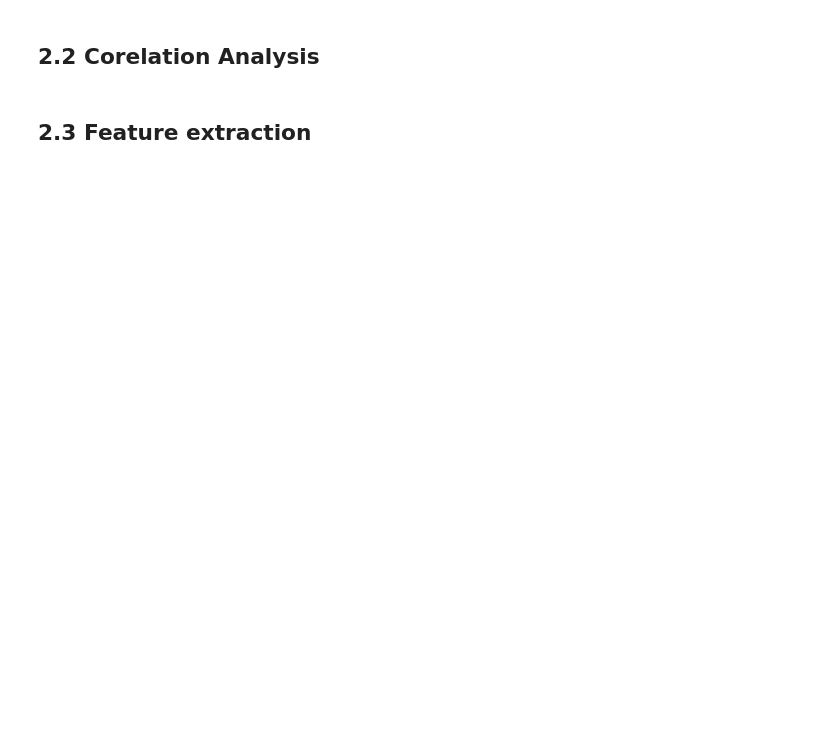
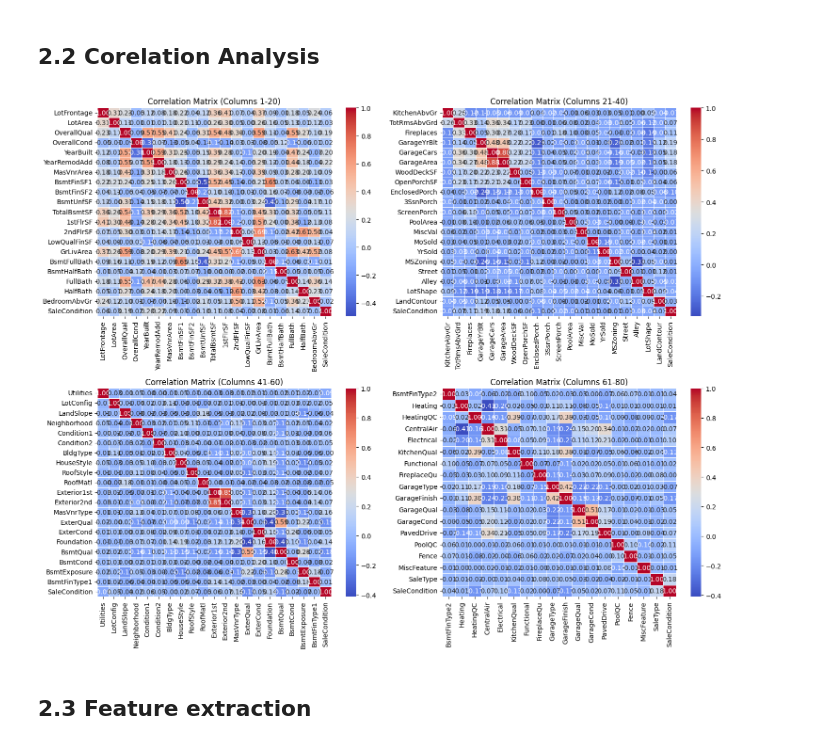
Before and after one commit to tudi72/2023_HOUSE_PRICE_REGRESSION, a Jupyter notebook: house_regression.ipynb, the cells around one changed output. Drawn from its saved outputs; the diff is of its cells as text; code cells hidden in the pictures; blank space fills up the shorter version.

```diff
--- a/house_regression.ipynb
+++ b/house_regression.ipynb
@@ -131,47 +145,49 @@ plt.show()
 correlation_matrix = train_transformed.corr()
 # %%
 
-# correlation_20 = train_transformed.columns[1:21].tolist() + [train_transformed.columns[-1]]
-# correlation_40 = train_transformed.columns[21:41].tolist() + [train_transformed.columns[-1]]
-# correlation_60 = train_transformed.columns[41:61].tolist() + [train_transformed.columns[-1]]
-# correlation_80 = train_transformed.columns[61:81].tolist()
+correlation_20 = train_transformed.columns[1:21].tolist() + [train_transformed.columns[-1]]
+correlation_40 = train_transformed.columns[21:41].tolist() + [train_transformed.columns[-1]]
+correlation_60 = train_transformed.columns[41:61].tolist() + [train_transformed.columns[-1]]
+correlation_80 = train_transformed.columns[61:81].tolist()
 
-# fig, axes = plt.subplots(nrows=2, ncols=2, figsize=(15, 12))
+fig, axes = plt.subplots(nrows=2, ncols=2, figsize=(15, 12))
 
-# sns.heatmap(
-#     correlation_matrix.loc[correlation_20, correlation_20],
-#     annot=True, cmap='coolwarm', fmt='.2f', linewidths=0.5,
-#     xticklabels=correlation_20, yticklabels=correlation_20,
-#     ax=axes[0, 0]
-# )
-# axes[0, 0].set_title('Correlation Matrix (Columns 1-20)')
+sns.heatmap(
+    correlation_matrix.loc[correlation_20, correlation_20],
+    annot=True, cmap='coolwarm', fmt='.2f', linewidths=0.5,
+    xticklabels=correlation_20, yticklabels=correlation_20,
+    ax=axes[0, 0]
+)
+axes[0, 0].set_title('Correlation Matrix (Columns 1-20)')
 
-# sns.heatmap(
-#     correlation_matrix.loc[correlation_40, correlation_40],
-#     annot=True, cmap='coolwarm', fmt='.2f', linewidths=0.5,
-#     xticklabels=correlation_40, yticklabels=correlation_40,
-#     ax=axes[0, 1]
-# )
-# axes[0, 1].set_title('Correlation Matrix (Columns 21-40)')
+sns.heatmap(
+    correlation_matrix.loc[correlation_40, correlation_40],
+    annot=True, cmap='coolwarm', fmt='.2f', linewidths=0.5,
+    xticklabels=correlation_40, yticklabels=correlation_40,
+    ax=axes[0, 1]
+)
+axes[0, 1].set_title('Correlation Matrix (Columns 21-40)')
 
-# sns.heatmap(
-#     correlation_matrix.loc[correlation_60, correlation_60],
-#     annot=True, cmap='coolwarm', fmt='.2f', linewidths=0.5,
-#     xticklabels=correlation_60, yticklabels=correlation_60,
-#     ax=axes[1, 0]
-# )
-# axes[1, 0].set_title('Correlation Matrix (Columns 41-60)')
+sns.heatmap(
+    correlation_matrix.loc[correlation_60, correlation_60],
+    annot=True, cmap='coolwarm', fmt='.2f', linewidths=0.5,
+    xticklabels=correlation_60, yticklabels=correlation_60,
+    ax=axes[1, 0]
+)
+axes[1, 0].set_title('Correlation Matrix (Columns 41-60)')
 
-# sns.heatmap(
-#     correlation_matrix.loc[correlation_80, correlation_80],
-#     annot=True, cmap='coolwarm', fmt='.2f', linewidths=0.5,
-#     xticklabels=correlation_80, yticklabels=correlation_80,
-#     ax=axes[1, 1]
-# )
-# axes[1, 1].set_title('Correlation Matrix (Columns 61-80)')
+sns.heatmap(
+    correlation_matrix.loc[correlation_80, correlation_80],
+    annot=True, cmap='coolwarm', fmt='.2f', linewidths=0.5,
+    xticklabels=correlation_80, yticklabels=correlation_80,
+    ax=axes[1, 1]
+)
+axes[1, 1].set_title('Correlation Matrix (Columns 61-80)')
 
-# plt.tight_layout()
-# plt.show()
+plt.tight_layout()
+plt.show()
+# %% [output]
+[figure, added]
 # %% [markdown]
 ## 2.3 Feature extraction
 # %%
```
Also changed, not shown: parts of 24 cells of this notebook.
